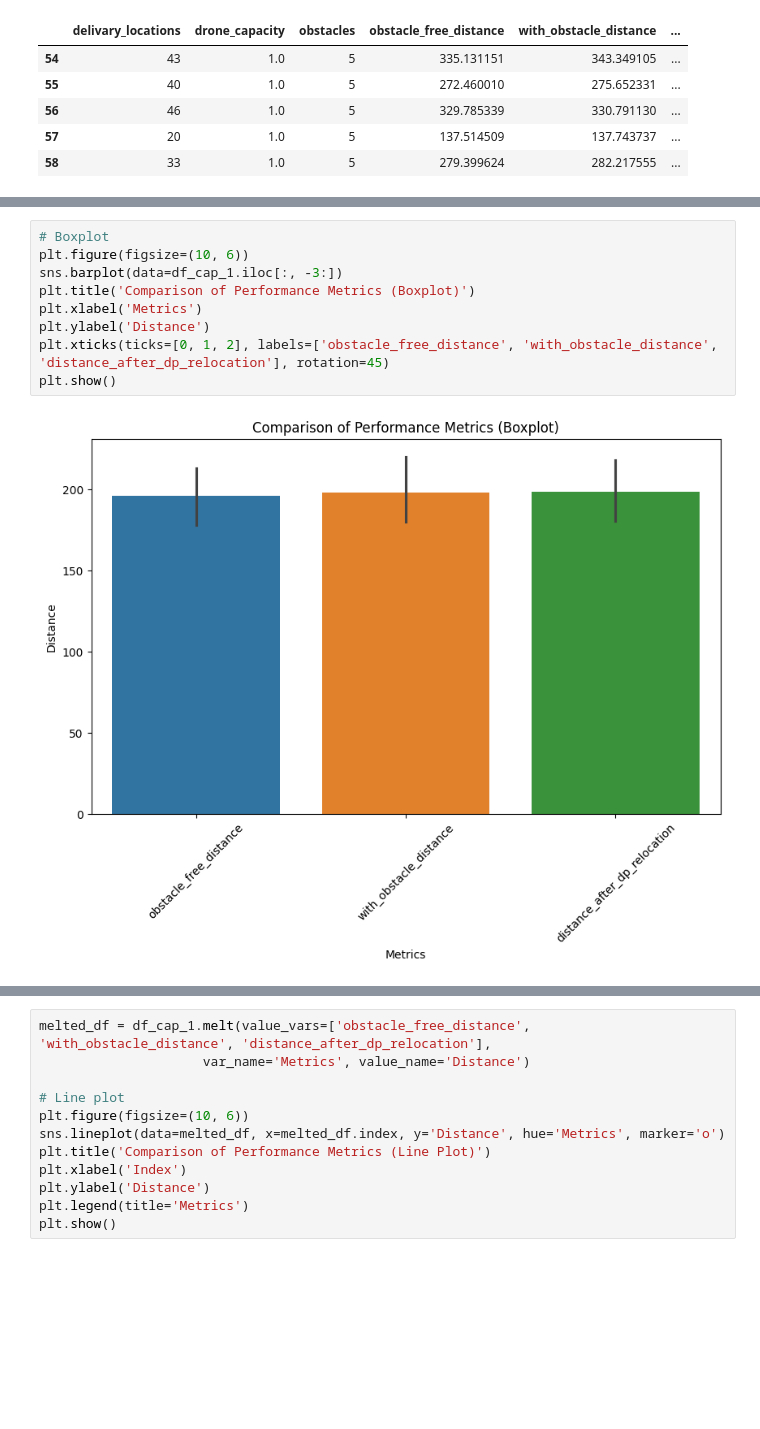
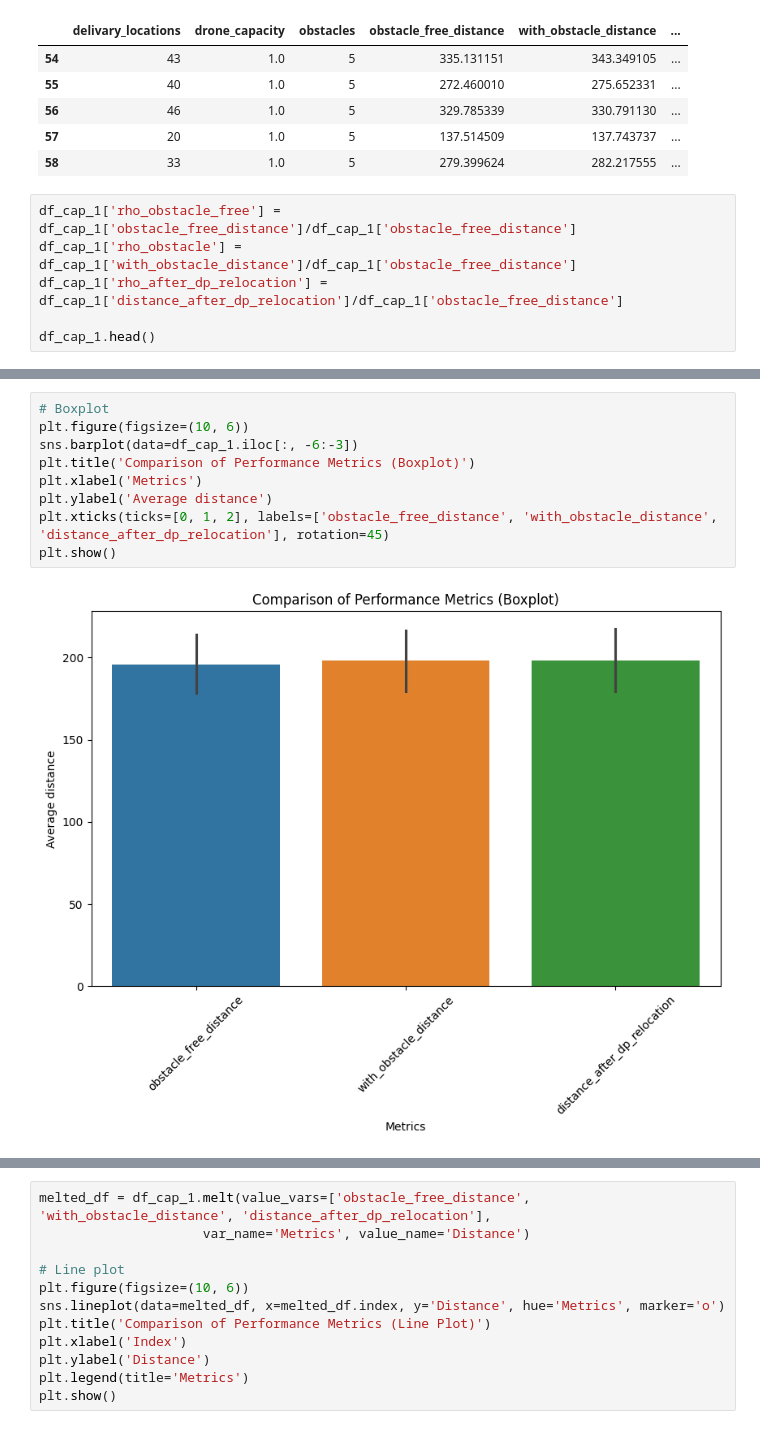
Before and after one commit to CR-Samrat/drone-based-delivary, a Jupyter notebook: euclidean_with_obstacle_performance_test.ipynb, the cells around one changed output, grey strips where cells are left out. Drawn from its saved outputs; the diff is of its cells as text; blank space fills up the shorter version.

```diff
--- a/euclidean_with_obstacle_performance_test.ipynb
+++ b/euclidean_with_obstacle_performance_test.ipynb
@@ -34,3 +34,9 @@ df_cap_1.tail()
 | 56 | 46 | 1.0 | 5 | 329.785339 | 330.791130 | ... |
 | 57 | 20 | 1.0 | 5 | 137.514509 | 137.743737 | ... |
 | 58 | 33 | 1.0 | 5 | 279.399624 | 282.217555 | ... |
+# %%
+df_cap_1['rho_obstacle_free'] = df_cap_1['obstacle_free_distance']/df_cap_1['obstacle_free_distance']
+df_cap_1['rho_obstacle'] = df_cap_1['with_obstacle_distance']/df_cap_1['obstacle_free_distance']
+df_cap_1['rho_after_dp_relocation'] = df_cap_1['distance_after_dp_relocation']/df_cap_1['obstacle_free_distance']
+
+df_cap_1.head()
@@ -37,14 +50,14 @@ df_cap_1.tail()
 # %%
 # Boxplot
 plt.figure(figsize=(10, 6))
-sns.barplot(data=df_cap_1.iloc[:, -3:])
+sns.barplot(data=df_cap_1.iloc[:, -6:-3])
 plt.title('Comparison of Performance Metrics (Boxplot)')
 plt.xlabel('Metrics')
-plt.ylabel('Distance')
+plt.ylabel('Average distance')
 plt.xticks(ticks=[0, 1, 2], labels=['obstacle_free_distance', 'with_obstacle_distance', 'distance_after_dp_relocation'], rotation=45)
 plt.show()
 # %% [output]
-[figure, old version]
+[figure, new version]
 # %%
 # Pairplot
 sns.pairplot(df_cap_1.iloc[:, -3:])
```
Also changed, not shown: parts of 10 cells of this notebook, 2 other files.
